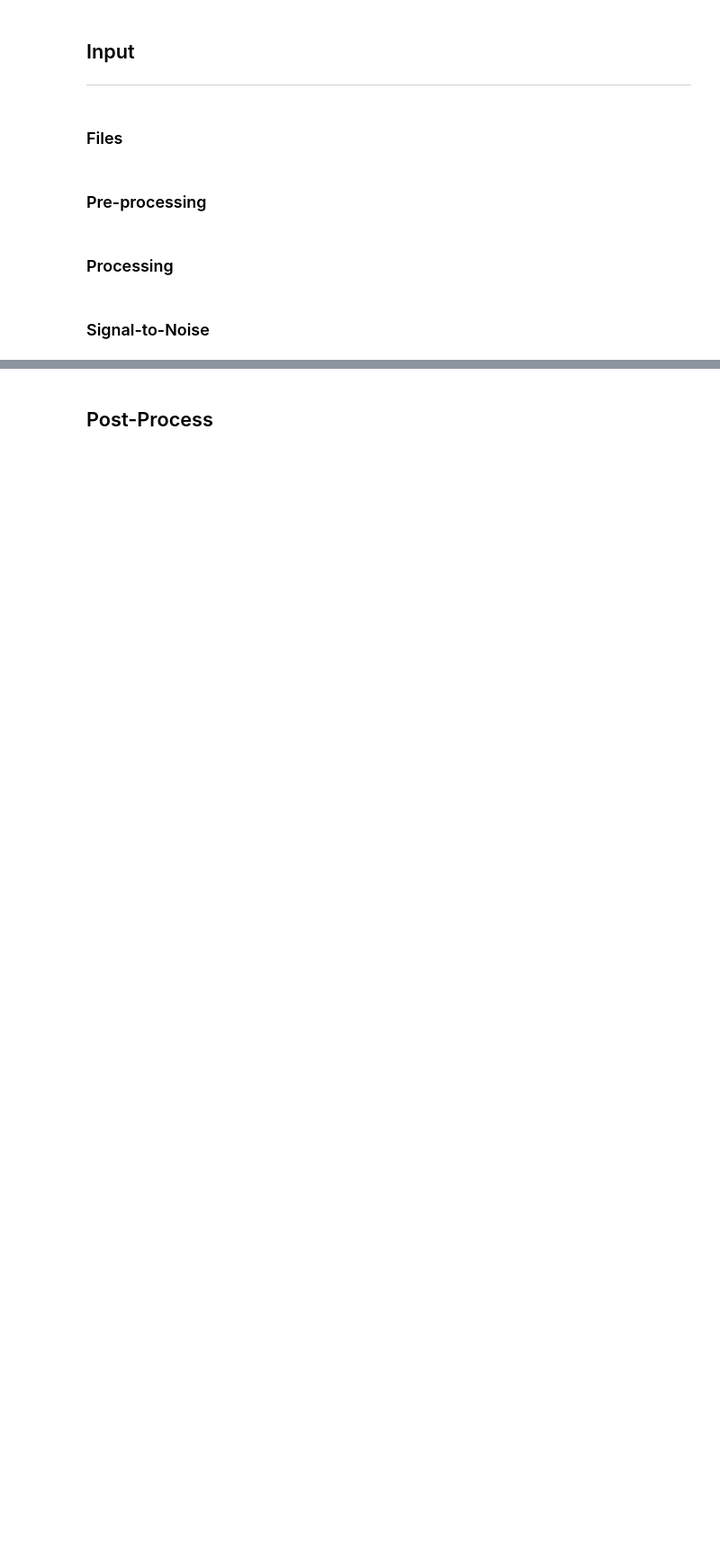
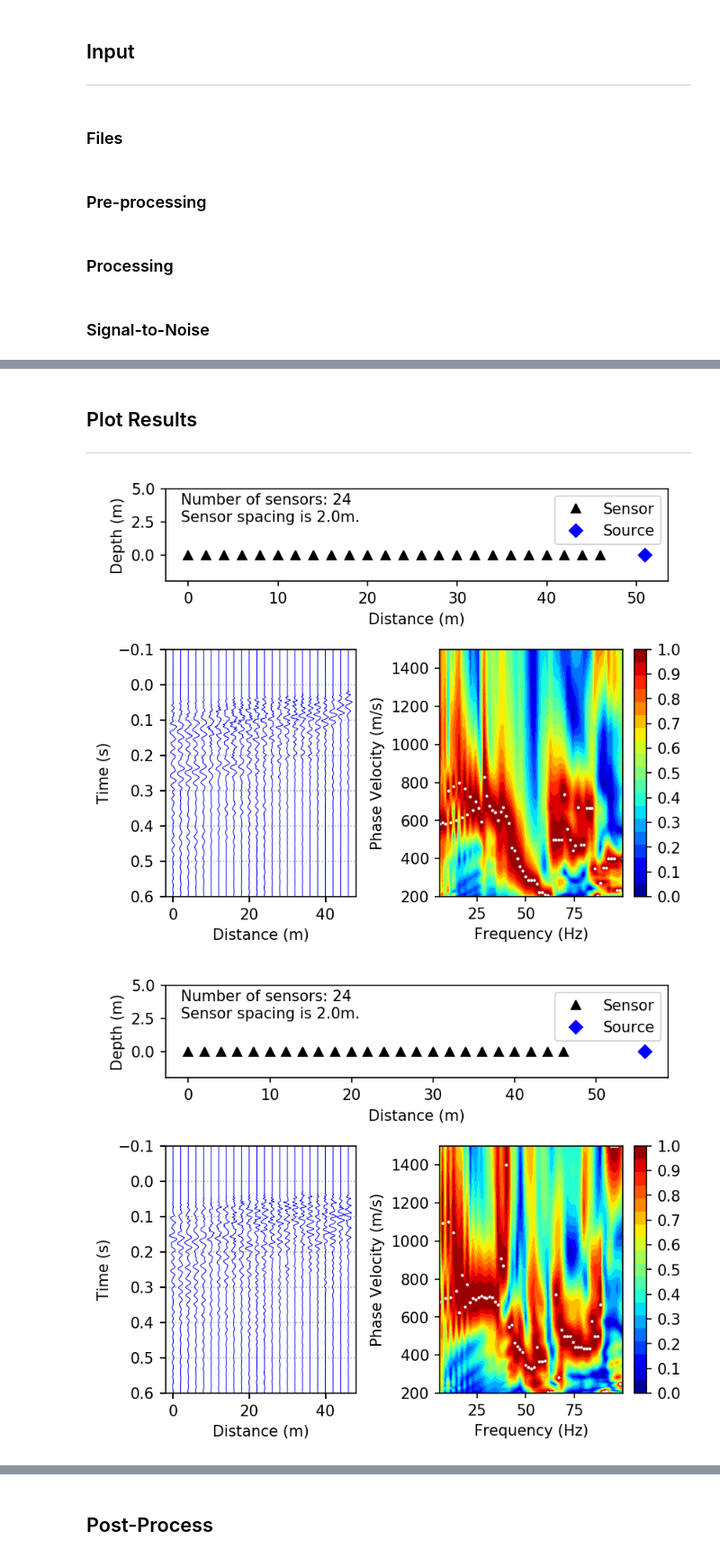
Before and after one commit to jpvantassel/swprocess, a Jupyter notebook: examples/masw.ipynb, the cells around one changed output, grey strips where cells are left out. Shown at 90% size. Saved outputs shown, nothing was run; the diff lists cells and outputs as text; code cells hidden in the pictures; blank space fills up the shorter version.

Commit message:
:books: Towards masw workflow

```diff
--- a/examples/masw.ipynb
+++ b/examples/masw.ipynb
@@ -117,4 +127,5 @@ pad_snr, df_snr = False, 1
 # %%
+%matplotlib qt5
 settings_fname = "masw_settings.json"
 swprocess.Masw.example_settings_file(fname=settings_fname, workflow=workflow,
                                      trim=trim, start_time=start_time, end_time=end_time,
@@ -126,5 +137,11 @@ swprocess.Masw.example_settings_file(fname=settings_fname, workflow=workflow,
                                      signal_begin=signal_begin, signal_end=signal_end,
                                      pad_snr = pad_snr, df_snr=df_snr
                                     )
-swprocess.Masw.run(fnames=fnames, settings_fname=settings_fname )
+
+start = time.perf_counter()
+wavefieldtransforms = []
+for fname_set in fnames:
+    wavefieldtransforms.append(swprocess.Masw.run(fnames=fname_set, settings_fname=settings_fname))
+end = time.perf_counter()
+print(f"Elapsed Time (s): {round(end-start,2)}")
 # %% [output]
@@ -149,0 +154,30 @@ IndexError: tuple index out of range
+# %%
+# Image normalization {"none", "absolute-maximum" "frequency-maximum"} -> "frequency-maximum" is recommended.
+wavefield_normalization = "frequency-maximum"
+# %% [markdown]
+## Plot Results
+---
+# %%
+%matplotlib inline
+for wavefieldtransform in wavefieldtransforms:
+    fig = plt.figure(figsize=(6,5), dpi=150)
+
+    gs = GridSpec(nrows=2, ncols=2, height_ratios=(1.5, 4), width_ratios=(1, 1.2), hspace=0.4, wspace=0.4)
+    ax0 = fig.add_subplot(gs[0, :])
+    ax1 = fig.add_subplot(gs[1, 0])
+    ax2 = fig.add_subplot(gs[1, 1])
+
+    # Array
+    wavefieldtransform.array.plot(ax=ax0)
+    ax0.set_ylabel("Depth (m)")
+
+    # Timeseries
+    wavefieldtransform.array.waterfall(ax=ax1, amplitude_detrend=False, amplitude_normalization="each")
+
+    # Dispersion Image
+    wavefieldtransform.plot(fig=fig, ax=ax2, normalization=wavefield_normalization)
+
+plt.show()
+# %% [output]
+[figure, added]
+[figure, added]
```
Also changed, not shown: parts of 16 cells of this notebook, 6 other files.
